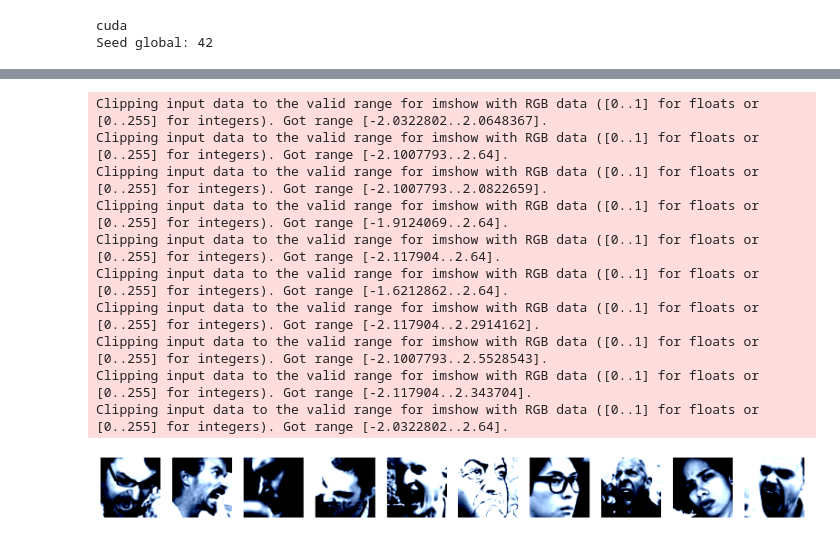
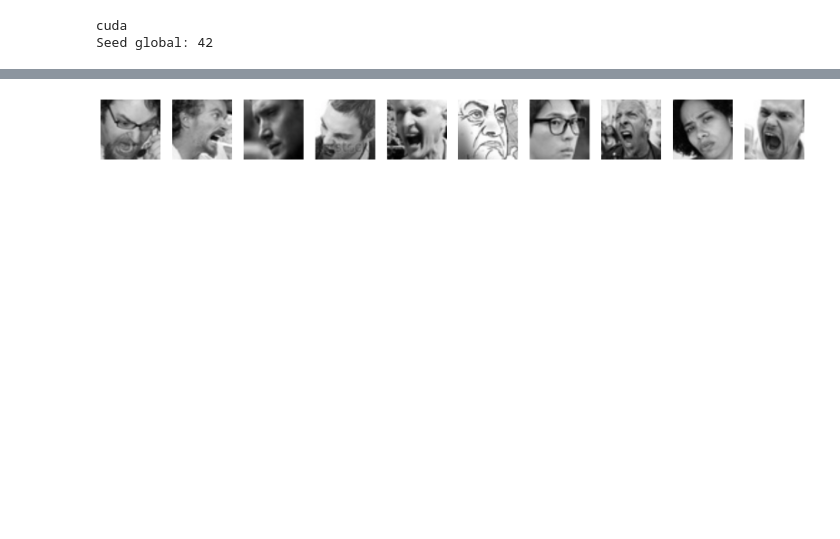
Before and after one commit to Ayrtonguimaraes/FacialExpression-FER2013, a Jupyter notebook: notebooks/cnn-transfer-learning.ipynb, the cells around one changed output, grey strips where cells are left out. Saved outputs shown, nothing was run; the diff lists cells and outputs as text; code cells hidden in the pictures; blank space fills up the shorter version.

```diff
--- a/notebooks/cnn-transfer-learning.ipynb
+++ b/notebooks/cnn-transfer-learning.ipynb
@@ -80,22 +88,16 @@ Imagens de validacao: 2870
 Classes encontradas: {'angry': 0, 'disgust': 1, 'fear': 2, 'happy': 3, 'neutral': 4, 'sad': 5, 'surprise': 6}
 # %%
-fig, axs = plt.subplots(1,10, figsize=(20, 2))
+fig, axs = plt.subplots(1, 10, figsize=(20, 2))
+mean = torch.tensor([0.485, 0.456, 0.406]).view(3, 1, 1)
+std = torch.tensor([0.229, 0.224, 0.225]).view(3, 1, 1)
+
 for i in range(10):
-  data, label = test_set[i]
-  axs[i].imshow(data.permute((1,2,0)))
-  axs[i].axis('off')
+    data, label = test_set[i]
+    img = (data * std + mean).clamp(0, 1)
+    axs[i].imshow(img.permute((1, 2, 0)))
+    axs[i].axis('off')
 # %% [output]
-Clipping input data to the valid range for imshow with RGB data ([0..1] for floats or [0..255] for integers). Got range [-2.0322802..2.0648367].
-Clipping input data to the valid range for imshow with RGB data ([0..1] for floats or [0..255] for integers). Got range [-2.1007793..2.64].
-Clipping input data to the valid range for imshow with RGB data ([0..1] for floats or [0..255] for integers). Got range [-2.1007793..2.0822659].
-Clipping input data to the valid range for imshow with RGB data ([0..1] for floats or [0..255] for integers). Got range [-1.9124069..2.64].
-Clipping input data to the valid range for imshow with RGB data ([0..1] for floats or [0..255] for integers). Got range [-2.117904..2.64].
-Clipping input data to the valid range for imshow with RGB data ([0..1] for floats or [0..255] for integers). Got range [-1.6212862..2.64].
-Clipping input data to the valid range for imshow with RGB data ([0..1] for floats or [0..255] for integers). Got range [-2.117904..2.2914162].
-Clipping input data to the valid range for imshow with RGB data ([0..1] for floats or [0..255] for integers). Got range [-2.1007793..2.5528543].
-Clipping input data to the valid range for imshow with RGB data ([0..1] for floats or [0..255] for integers). Got range [-2.117904..2.343704].
-Clipping input data to the valid range for imshow with RGB data ([0..1] for floats or [0..255] for integers). Got range [-2.0322802..2.64].
-[figure, old version]
+[figure, new version]
 # %%
 train_loader = DataLoader(train_set,
                           batch_size=args['batch_size'],
```
Also changed, not shown: parts of 8 cells of this notebook, 2 other files.
